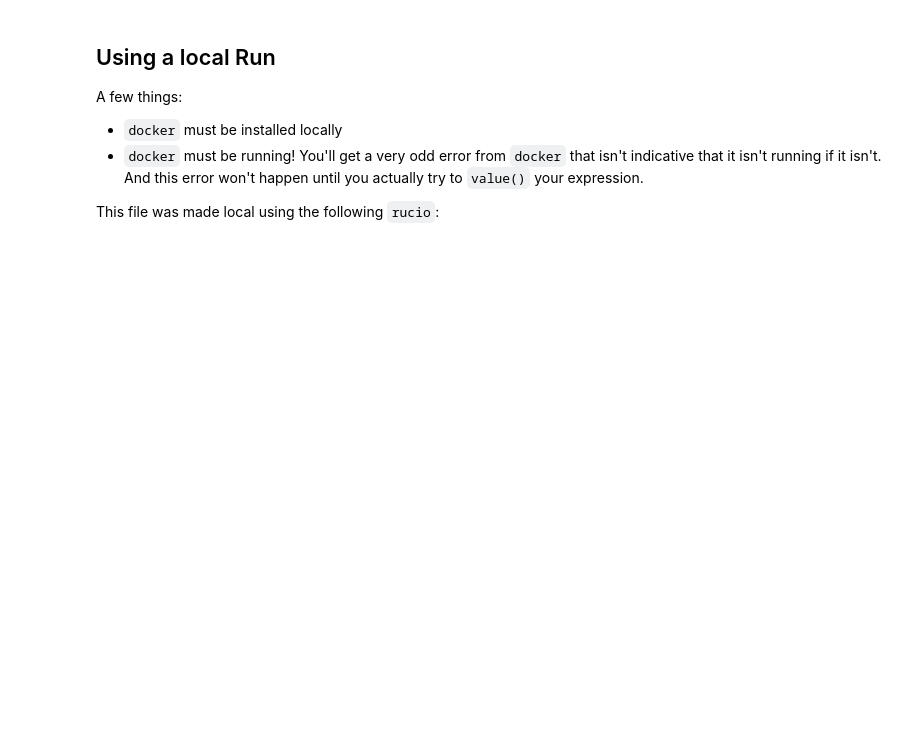
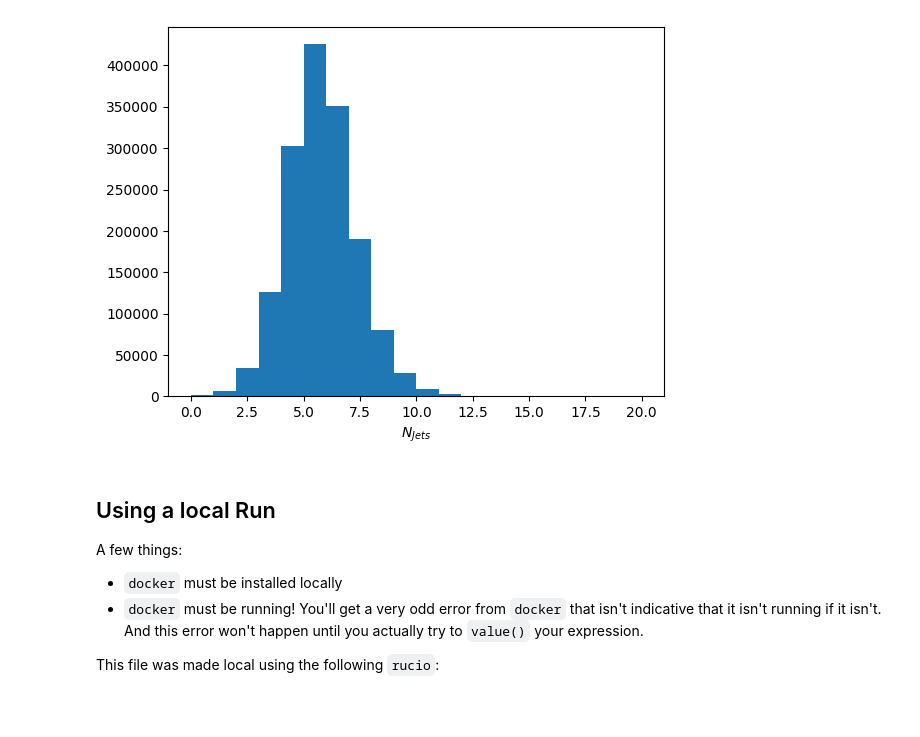
Before and after one commit to gordonwatts/func-adl-servicex-demos, a Jupyter notebook: xAOD/04-jets-physlite.ipynb, the cells around one changed output. Saved outputs shown, nothing was run; the diff lists cells and outputs as text; code cells hidden in the pictures; blank space fills up the shorter version.

```diff
--- a/xAOD/04-jets-physlite.ipynb
+++ b/xAOD/04-jets-physlite.ipynb
@@ -32,3 +65,11 @@ jet_dask_data = jet_pt.value()
+# %%
+jets_count = ak.count(jet_data_dask.pt, axis=-1).compute()
+# %%
+plt.hist(jets_count, bins=20, range=(0, 20))
+plt.xlabel("$N_{Jets}$")
+plt.show()
+# %% [output]
+[figure, added]
 # %% [markdown]
 ## Using a local Run
 
```
Also changed, not shown: parts of 13 cells of this notebook.
